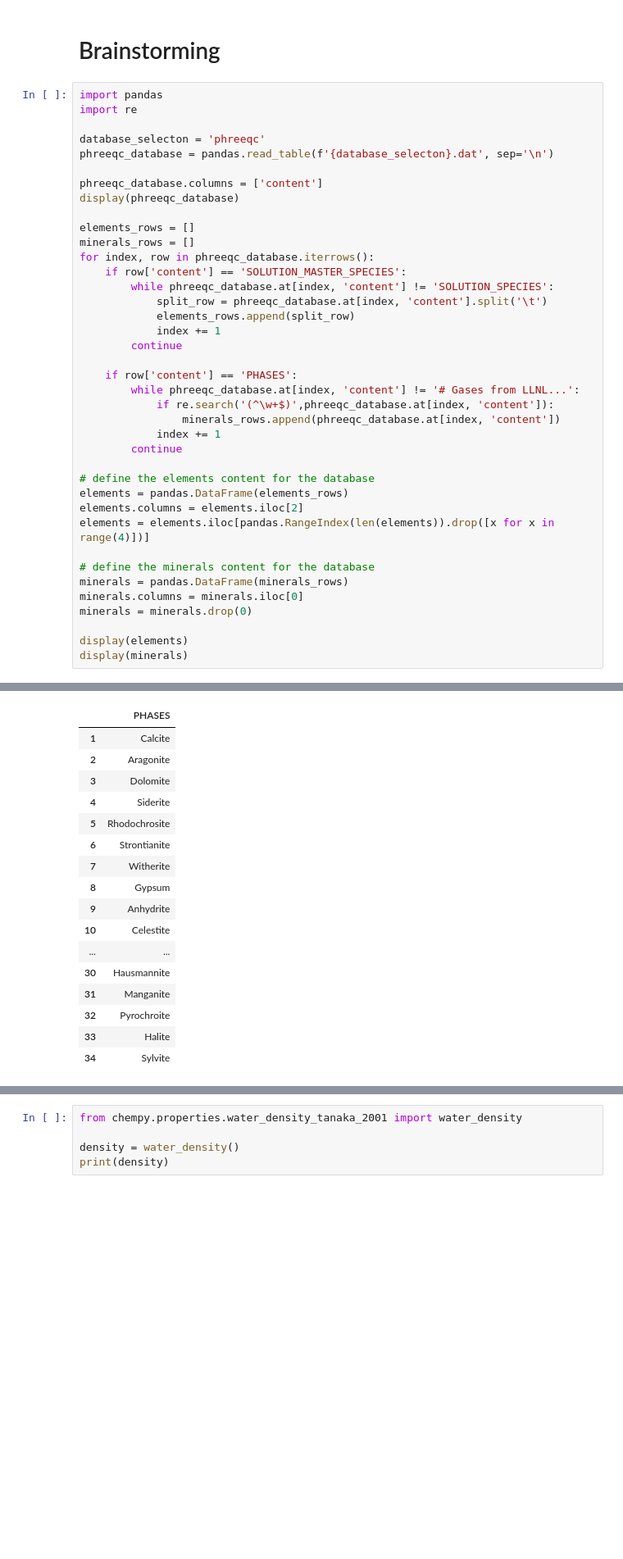
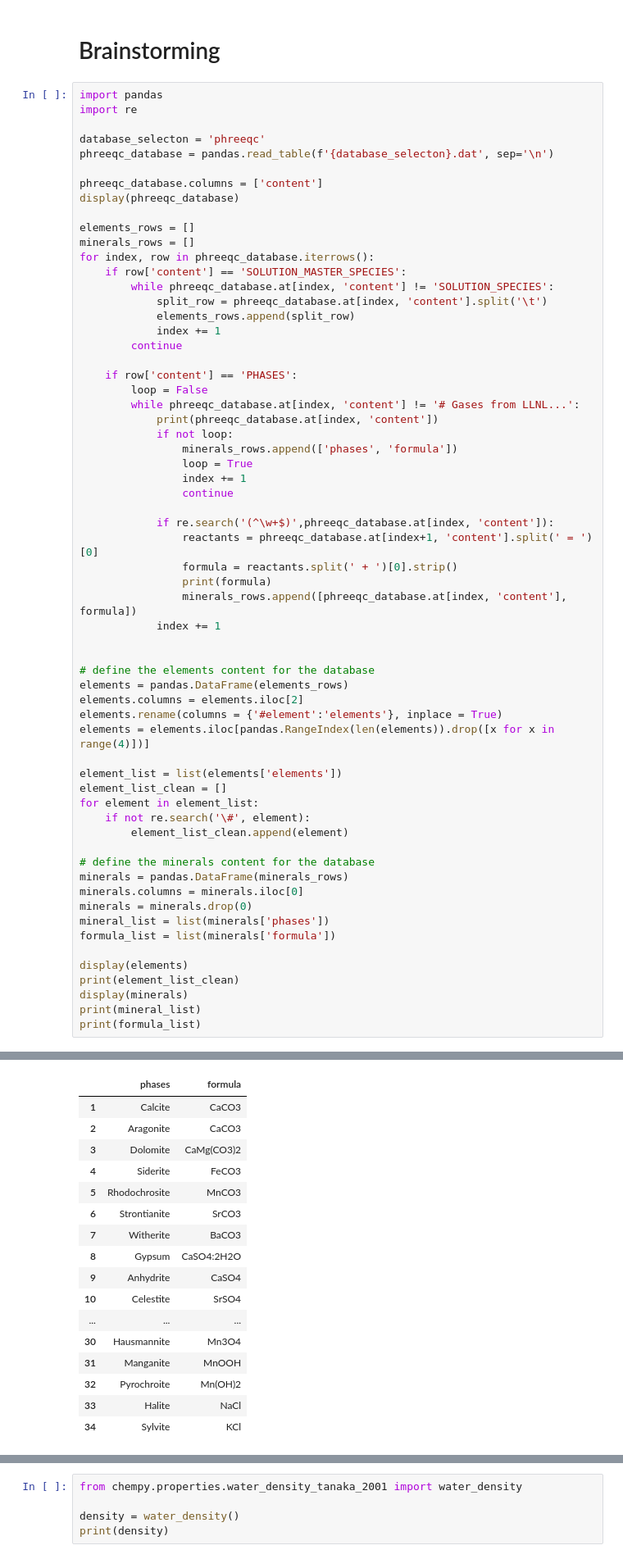
Before and after one commit to freiburgermsu/ROSSpy, a Jupyter notebook: 2021-08-22_ROSS_1.ipynb, the cells around one changed output, grey strips where cells are left out. Shown: that part at 82% size. Saved outputs shown, nothing was run; the diff lists cells and outputs as text; blank space fills up the shorter version.

```diff
--- a/2021-08-22_ROSS_1.ipynb
+++ b/2021-08-22_ROSS_1.ipynb
@@ -1951,24 +1950,47 @@ for index, row in phreeqc_database.iterrows():
         continue
 
     if row['content'] == 'PHASES':
+        loop = False
         while phreeqc_database.at[index, 'content'] != '# Gases from LLNL...':
+            print(phreeqc_database.at[index, 'content'])
+            if not loop:
+                minerals_rows.append(['phases', 'formula'])
+                loop = True
+                index += 1
+                continue
+
             if re.search('(^\w+$)',phreeqc_database.at[index, 'content']):
-                minerals_rows.append(phreeqc_database.at[index, 'content'])
+                reactants = phreeqc_database.at[index+1, 'content'].split(' = ')[0]
+                formula = reactants.split(' + ')[0].strip()
+                print(formula)
+                minerals_rows.append([phreeqc_database.at[index, 'content'], formula])
             index += 1
-        continue
+
 
 # define the elements content for the database
 elements = pandas.DataFrame(elements_rows)
 elements.columns = elements.iloc[2]
+elements.rename(columns = {'#element':'elements'}, inplace = True)
 elements = elements.iloc[pandas.RangeIndex(len(elements)).drop([x for x in range(4)])]
+
+element_list = list(elements['elements'])
+element_list_clean = []
+for element in element_list:
+    if not re.search('\#', element):
+        element_list_clean.append(element)
 
 # define the minerals content for the database
 minerals = pandas.DataFrame(minerals_rows)
 minerals.columns = minerals.iloc[0]
 minerals = minerals.drop(0)
+mineral_list = list(minerals['phases'])
+formula_list = list(minerals['formula'])
 
 display(elements)
+print(element_list_clean)
 display(minerals)
+print(mineral_list)
+print(formula_list)
 # %% [output]
 |  | content |
 | 0 | # molal volumina of aqueous speci... |
@@ -2003,17 +2043,17 @@ display(minerals)
-|  | PHASES |
-| 1 | Calcite |
-| 2 | Aragonite |
-| 3 | Dolomite |
-| 4 | Siderite |
-| 5 | Rhodochrosite |
-| 6 | Strontianite |
-| 7 | Witherite |
-| 8 | Gypsum |
-| 9 | Anhydrite |
-| 10 | Celestite |
-| ... | ... |
-| 30 | Hausmannite |
-| 31 | Manganite |
-| 32 | Pyrochroite |
-| 33 | Halite |
-| 34 | Sylvite |
+|  | phases | formula |
+| 1 | Calcite | CaCO3 |
+| 2 | Aragonite | CaCO3 |
+| 3 | Dolomite | CaMg(CO3)2 |
+| 4 | Siderite | FeCO3 |
+| 5 | Rhodochrosite | MnCO3 |
+| 6 | Strontianite | SrCO3 |
+| 7 | Witherite | BaCO3 |
+| 8 | Gypsum | CaSO4:2H2O |
+| 9 | Anhydrite | CaSO4 |
+| 10 | Celestite | SrSO4 |
+| ... | ... | ... |
+| 30 | Hausmannite | Mn3O4 |
+| 31 | Manganite | MnOOH |
+| 32 | Pyrochroite | Mn(OH)2 |
+| 33 | Halite | NaCl |
+| 34 | Sylvite | KCl |
```
Also changed, not shown: parts of 2 cells of this notebook, 2 other files.
